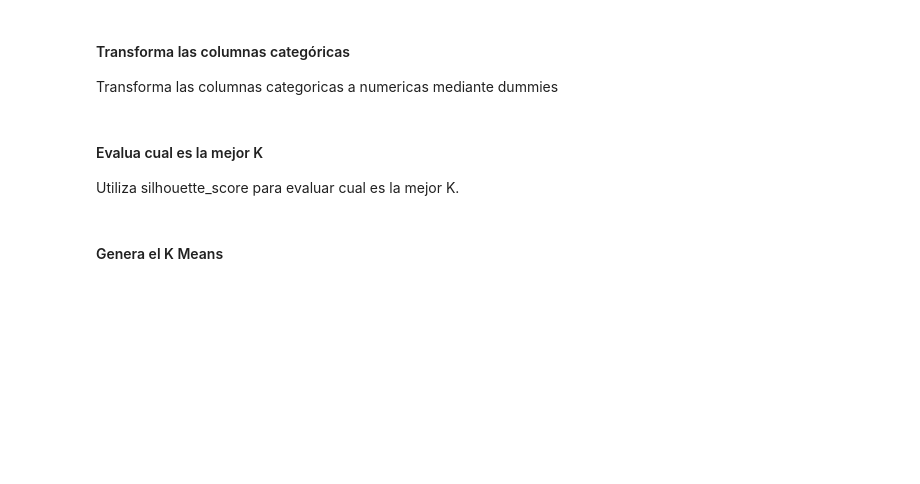
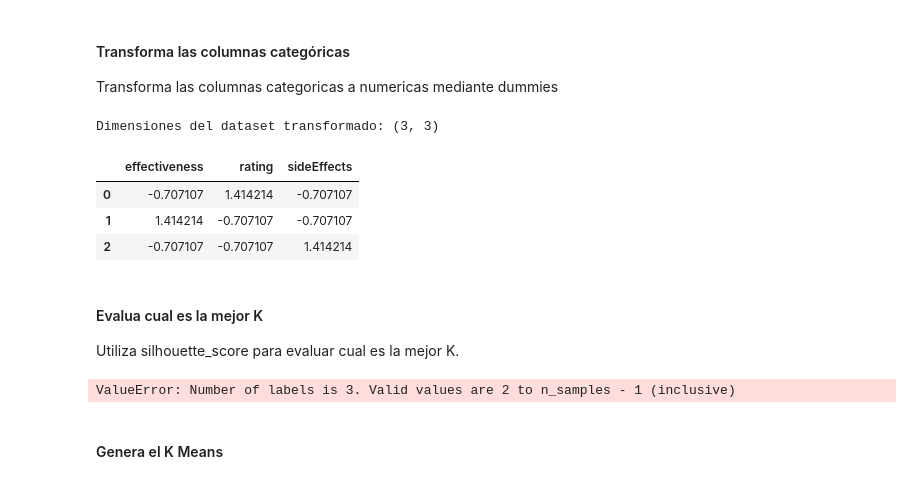
Before and after one commit to Mikelliza16/BootcampDataScienceML, a Jupyter notebook: TEMARIO_MIKEL/3-Machine_Learning/2-No_Supervisado/1-Clustering/Practica/EJER_1_kmeans_drugs_review_Mikel.ipynb, the cells around one changed output. Saved outputs shown, nothing was run; the diff lists cells and outputs as text; code cells hidden in the pictures; blank space fills up the shorter version.

```diff
--- a/TEMARIO_MIKEL/3-Machine_Learning/2-No_Supervisado/1-Clustering/Practica/EJER_1_kmeans_drugs_review_Mikel.ipynb
+++ b/TEMARIO_MIKEL/3-Machine_Learning/2-No_Supervisado/1-Clustering/Practica/EJER_1_kmeans_drugs_review_Mikel.ipynb
@@ -46,10 +113,53 @@ Quedate únicamente con las columnas que podamos manejar: Columnas numéricas y
 #### Transforma las columnas categóricas
 
 Transforma las columnas categoricas a numericas mediante dummies
+# %%
+# Pasar de variables categóricas a numéricas (usando One-Hot Encoding)
+df_encoded = pd.get_dummies(df_cols_finales, columns=['effectiveness', 'sideEffects'])
+# %%
+# Escalar los datos (StandardScaler)
+# K-Means es sensible a la escala, por lo que es fundamental normalizar
+scaler = StandardScaler()
+X_scaled = scaler.fit_transform(df_encoded)
+# %%
+# Mostramos cómo queda el array o el dataframe transformado
+print("Dimensiones del dataset transformado:", X_scaled.shape)
+pd.DataFrame(X_scaled, columns = df_encoded.columns).head()
+# %% [output]
+Dimensiones del dataset transformado: (3, 3)
+|  | effectiveness | rating | sideEffects |
+| 0 | -0.707107 | 1.414214 | -0.707107 |
+| 1 | 1.414214 | -0.707107 | -0.707107 |
+| 2 | -0.707107 | -0.707107 | 1.414214 |
 # %% [markdown]
 #### Evalua cual es la mejor K
 
 Utiliza silhouette_score para evaluar cual es la mejor K.
+# %%
+silhouette_scores = []
+k_range = range(2, 11)
+
+# Calculamos el score para cada K
+for k in k_range:
+    kmeans = KMeans(n_clusters=k, random_state=42, n_init=10)
+    labels = kmeans.fit_predict(X_scaled)
+    score = silhouette_score(X_scaled, labels)
+    silhouette_scores.append(score)
+
+# Graficamos los resultados
+plt.figure(figsize=(10, 6))
+plt.plot(k_range, silhouette_scores, marker='o', linestyle='--')
+plt.xlabel('Número de Clusters (k)')
+plt.ylabel('Silhouette Score')
+plt.title('Evaluación de K mediante Silhouette Score')
+plt.grid(True)
+plt.show()
+
+# Imprimimos la mejor K
+best_k = k_range[np.argmax(silhouette_scores)]
+print(f"La mejor K según el Silhouette Score es: {best_k}")
+# %% [output]
+ValueError: Number of labels is 3. Valid values are 2 to n_samples - 1 (inclusive)
 # %% [markdown]
 #### Genera el K Means
 # %% [markdown]
```
Also changed, not shown: parts of 12 cells of this notebook, 3 other files.
